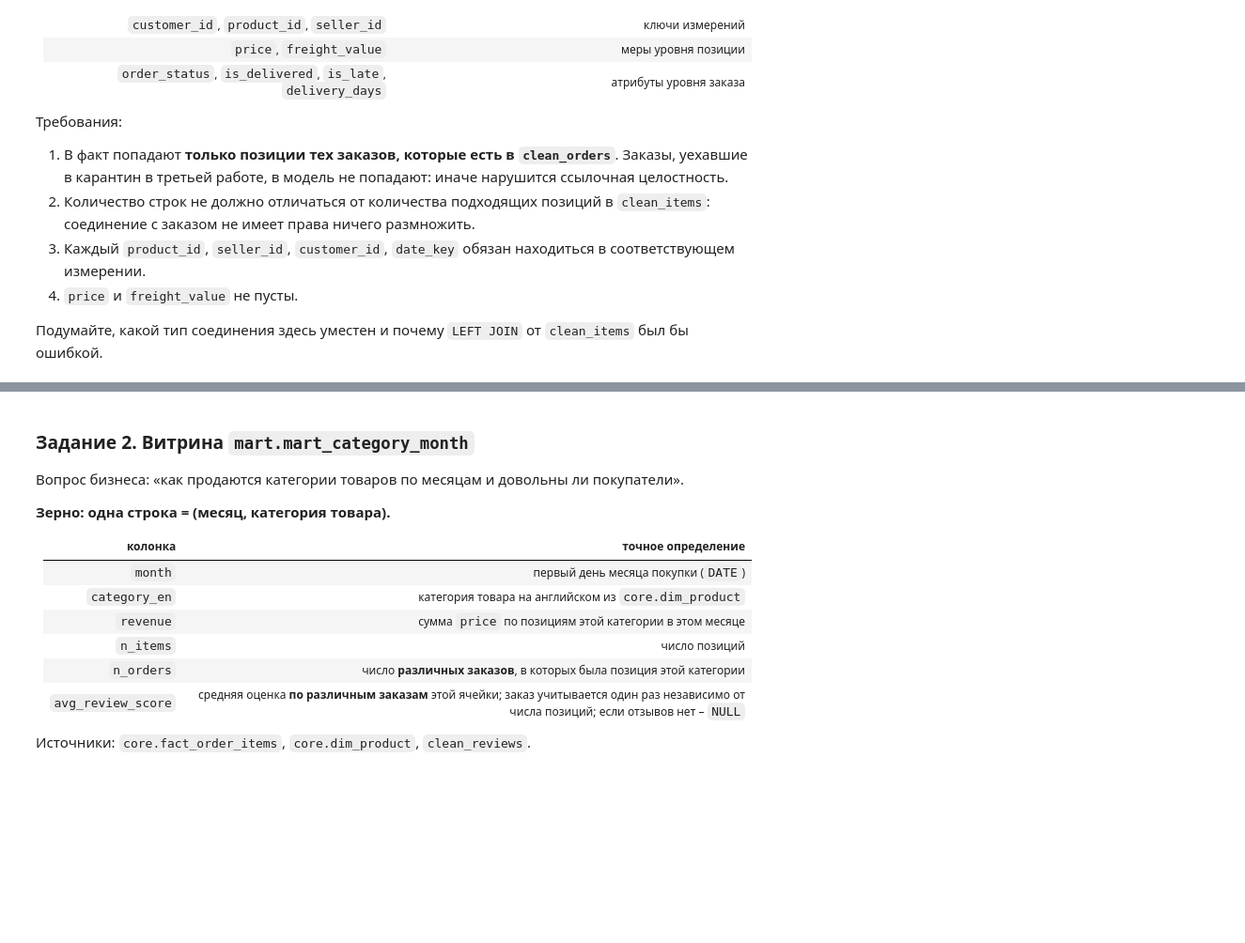
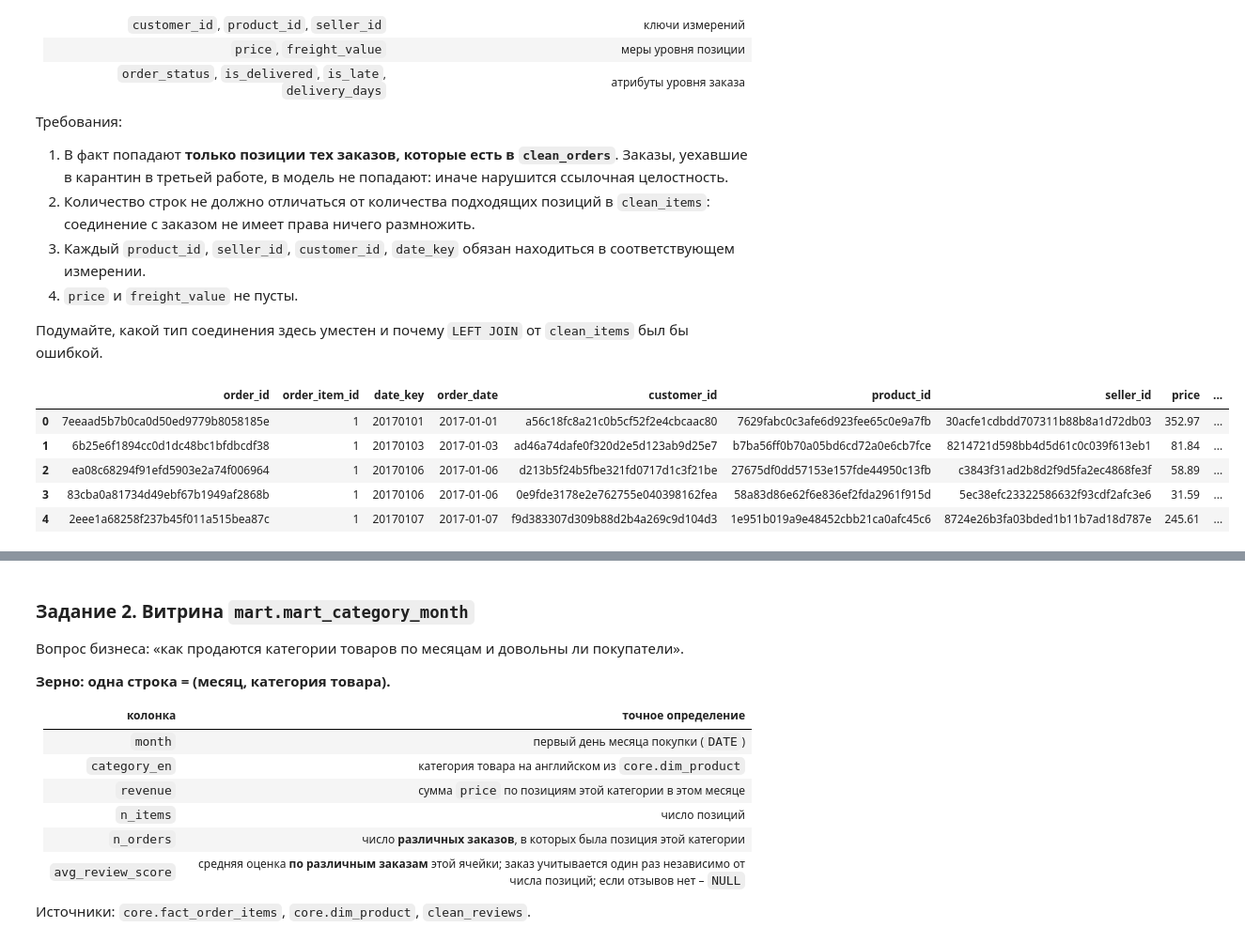
Before and after one commit to ilichppshka/AI-Data-Engineering, a Jupyter notebook: notebooks/04_dwh_modeling.ipynb, the cells around one changed output, grey strips where cells are left out. Shown at 94% size. Saved outputs shown, nothing was run; the diff lists cells and outputs as text; code cells hidden in the pictures; blank space fills up the shorter version.

```diff
--- a/notebooks/04_dwh_modeling.ipynb
+++ b/notebooks/04_dwh_modeling.ipynb
@@ -420,12 +461,33 @@ con.execute("""
 # %%
 sql_fact = """
 CREATE OR REPLACE TABLE core.fact_order_items AS
--- TODO: ваш запрос
-SELECT 1
+SELECT
+    i.order_id,
+    i.order_item_id,
+    CAST(strftime(o.order_purchase_timestamp, '%Y%m%d') AS INTEGER) AS date_key,
+    CAST(o.order_purchase_timestamp AS DATE) AS order_date,
+    o.customer_id,
+    i.product_id,
+    i.seller_id,
+    i.price,
+    i.freight_value,
+    o.order_status,
+    o.is_delivered,
+    o.is_late,
+    o.delivery_days
+FROM clean_items AS i
+INNER JOIN clean_orders AS o ON i.order_id = o.order_id
 """
 
 con.execute(sql_fact)
 con.execute("SELECT * FROM core.fact_order_items LIMIT 5").df()
+# %% [output]
+|  | order_id | order_item_id | date_key | order_date | customer_id | product_id | seller_id | price | ... |
+| 0 | 7eeaad5b7b0ca0d50ed9779b8058185e | 1 | 20170101 | 2017-01-01 | a56c18fc8a21c0b5cf52f2e4cbcaac80 | 7629fabc0c3afe6d923fee65c0e9a7fb | 30acfe1cdbdd707311b88b8a1d72db03 | 352.97 | ... |
+| 1 | 6b25e6f1894cc0d1dc48bc1bfdbcdf38 | 1 | 20170103 | 2017-01-03 | ad46a74dafe0f320d2e5d123ab9d25e7 | b7ba56ff0b70a05bd6cd72a0e6cb7fce | 8214721d598bb4d5d61c0c039f613eb1 | 81.84 | ... |
+| 2 | ea08c68294f91efd5903e2a74f006964 | 1 | 20170106 | 2017-01-06 | d213b5f24b5fbe321fd0717d1c3f21be | 27675df0dd57153e157fde44950c13fb | c3843f31ad2b8d2f9d5fa2ec4868fe3f | 58.89 | ... |
+| 3 | 83cba0a81734d49ebf67b1949af2868b | 1 | 20170106 | 2017-01-06 | 0e9fde3178e2e762755e040398162fea | 58a83d86e62f6e836ef2fda2961f915d | 5ec38efc23322586632f93cdf2afc3e6 | 31.59 | ... |
+| 4 | 2eee1a68258f237b45f011a515bea87c | 1 | 20170107 | 2017-01-07 | f9d383307d309b88d2b4a269c9d104d3 | 1e951b019a9e48452cbb21ca0afc45c6 | 8724e26b3fa03bded1b11b7ad18d787e | 245.61 | ... |
 # %%
 from checks.lab04 import (check_task_1, check_task_2, check_task_3, lab04_result)
 
```
Also changed, not shown: parts of 17 cells of this notebook.
